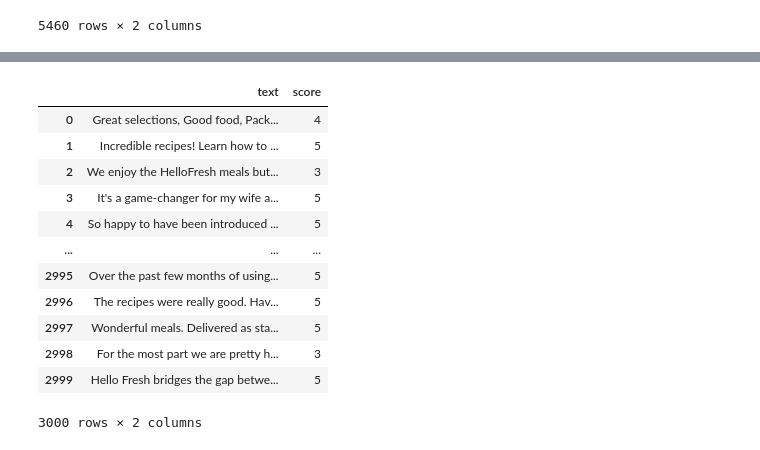
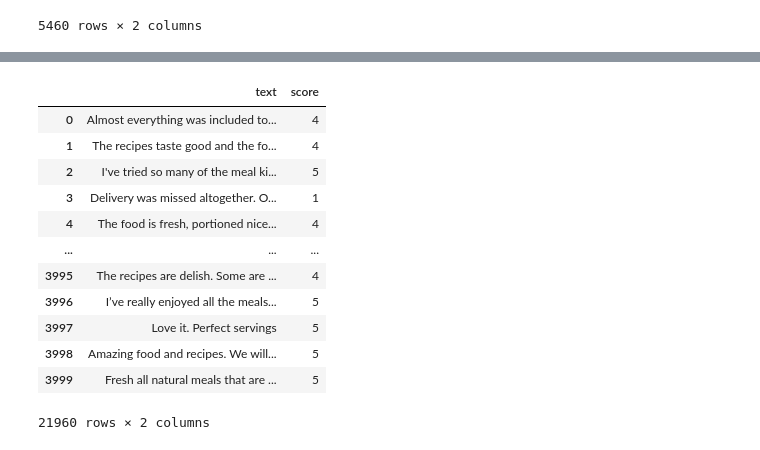
Before and after one commit to ddcots24/Hello-Fresh, a Jupyter notebook: Hello Fresh Review Analysis.ipynb, the cells around one changed output, grey strips where cells are left out. Cells and saved outputs as stored; diff of their text form; code cells hidden in the pictures.

```diff
--- a/Hello Fresh Review Analysis.ipynb
+++ b/Hello Fresh Review Analysis.ipynb
@@ -169,0 +162,4 @@ hf3 = scrape_review_pages(1917,2191)
+# %%
+hf6 = scrape_review_pages(900,1100)
+# %%
+hf7 = scrape_review_pages(1100,1275)
@@ -170,11 +176,15 @@ hf3 = scrape_review_pages(1917,2191)
 # %%
-hf3 = scrape_review_pages(2191,2346)
+hf13 = scrape_review_pages(2200,2346)
 # %%
 import pandas as pd
 df = pd.DataFrame(Hello_fresh_reviews)
 df2 = pd.DataFrame(hf2)
 df3 = pd.DataFrame(hf3)
-d
+df4 = pd.DataFrame(hf4)
+df5 = pd.DataFrame(hf5)
+df6 = pd.DataFrame(hf6)
+df7 = pd.DataFrame(hf7)
+#df8 = pd.DataFrame(hf8)
 # %%
 df
 # %% [output]
@@ -210,16 +204,16 @@ df2
-# %%
-df3
-# %% [output]
-|  | text | score |
-| 0 | Great selections, Good food, Pack... | 4 |
-| 1 | Incredible recipes! Learn how to ... | 5 |
-| 2 | We enjoy the HelloFresh meals but... | 3 |
-| 3 | It's a game-changer for my wife a... | 5 |
-| 4 | So happy to have been introduced ... | 5 |
-| ... | ... | ... |
-| 2995 | Over the past few months of using... | 5 |
-| 2996 | The recipes were really good. Hav... | 5 |
-| 2997 | Wonderful meals. Delivered as sta... | 5 |
-| 2998 | For the most part we are pretty h... | 3 |
-| 2999 | Hello Fresh bridges the gap betwe... | 5 |
-3000 rows × 2 columns
+# %%
+pd.concat([df, df2, df3, df4, df5, df6, df7, df8], 0)
+# %% [output]
+|  | text | score |
+| 0 | Almost everything was included to... | 4 |
+| 1 | The recipes taste good and the fo... | 4 |
+| 2 | I've tried so many of the meal ki... | 5 |
+| 3 | Delivery was missed altogether. O... | 1 |
+| 4 | The food is fresh, portioned nice... | 4 |
+| ... | ... | ... |
+| 3995 | The recipes are delish. Some are ... | 4 |
+| 3996 | I’ve really enjoyed all the meals... | 5 |
+| 3997 | Love it. Perfect servings | 5 |
+| 3998 | Amazing food and recipes. We will... | 5 |
+| 3999 | Fresh all natural meals that are ... | 5 |
+21960 rows × 2 columns
```
Also changed, not shown: parts of 12 cells of this notebook, 1 other file.
